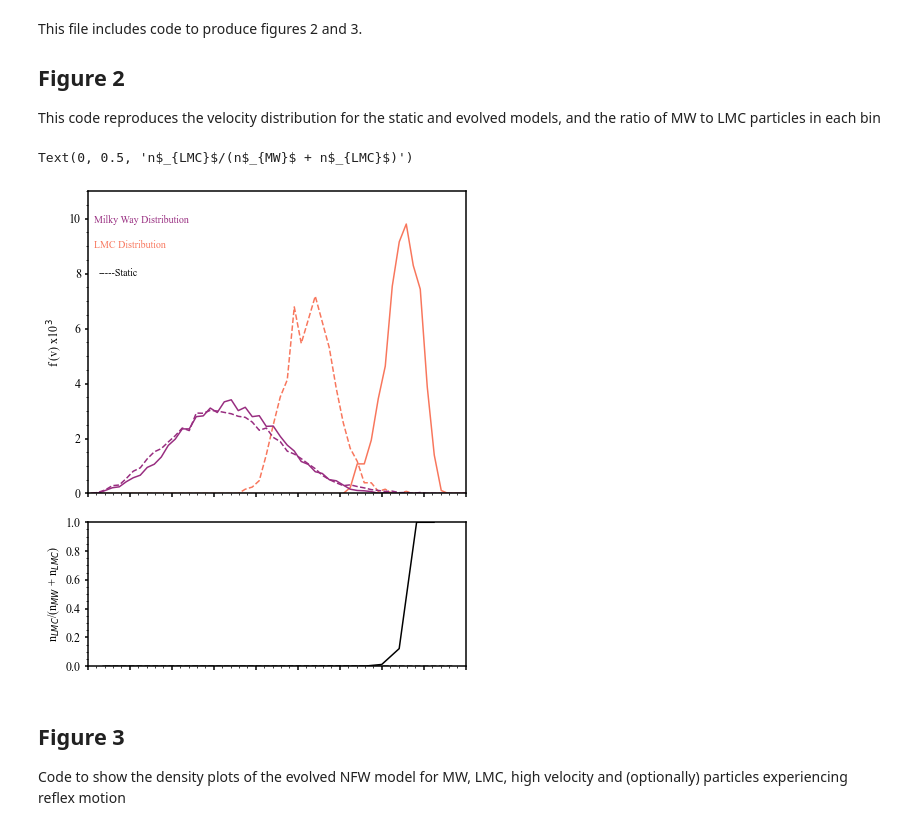
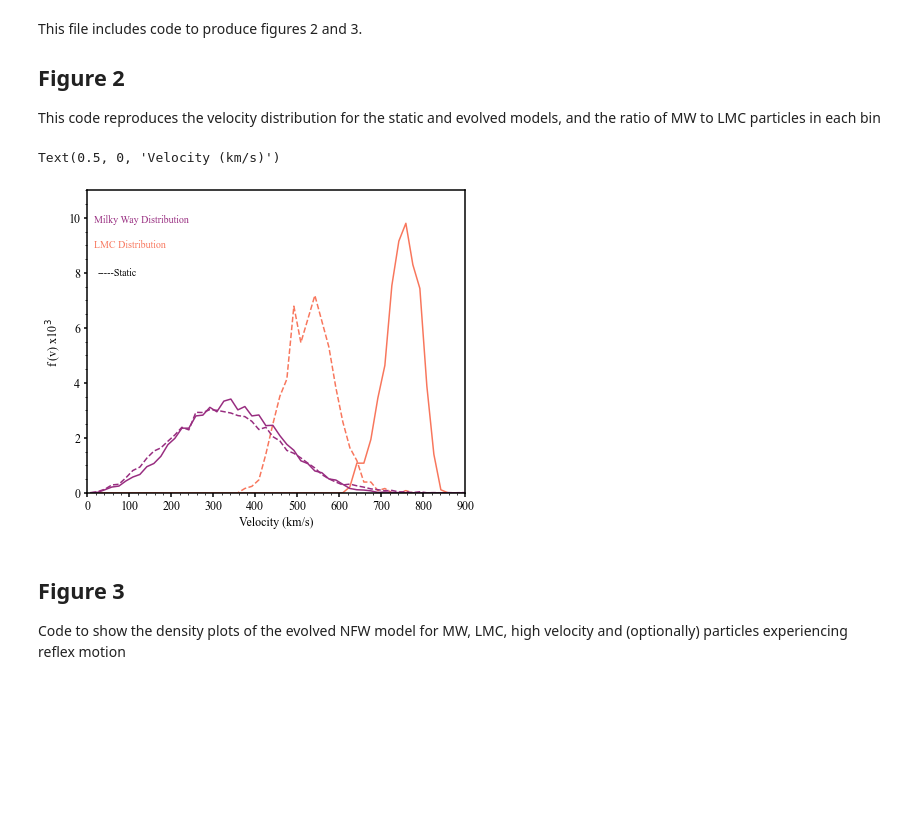
Before and after one commit to katelinbdonaldson/Local-LMC-dark-matter, a Jupyter notebook: Figures 2 and 3.ipynb, the cells around one changed output. Saved outputs shown, nothing was run; the diff lists cells and outputs as text; code cells hidden in the pictures; blank space fills up the shorter version.

```diff
--- a/Figures 2 and 3.ipynb
+++ b/Figures 2 and 3.ipynb
@@ -269,7 +268,6 @@ def get_hist_and_density(model, mass_scale, solar_volume_scaled, particle_veloci
 fig = plt.figure(figsize=(7,10))
 
 ax1 = fig.add_axes([0.2,0.56,0.75,0.42])
-ax2 = fig.add_axes([0.2,0.32,0.75,0.20])
 
 mmax = 7 # how many models, -1, to get the colour range
 
@@ -278,6 +276,7 @@ solar_neighbourhood_density, bins, hist = get_hist_and_density(model_lmc_static,
                                                                  mlmc_scale, \
                                                                  solar_volume_scaled_lmc, \
                                                                  particle_velocities_lmc_static)
+
 ax1.plot(bins, 1000. * hist, color=cm.magma((5)/mmax), linestyle = 'dashed')
 ax1.text(15, 8.92, 'LMC Distribution'.format(solar_neighbourhood_density),color=cm.magma((5)/mmax),**hfont)
 
@@ -291,44 +290,69 @@ ax1.text(15, 9.85, 'Milky Way Distribution'.format(solar_neighbourhood_density),
 
 
 
 #model_lmc_evolved
 solar_neighbourhood_density, bins, hist = get_hist_and_density(model_lmc_evolved, \
                                                                  mlmc_scale, \
                                                                  solar_volume_scaled_lmc, \
                                                                  particle_velocities_lmc_evolved)
 ax1.plot(bins, 1000. * hist, color=cm.magma((5)/mmax))
 ax1.text(25, 7.92,'-----Static'.format(solar_neighbourhood_density),color='Black',**hfont)
 
 #model_mw_evolved
 solar_neighbourhood_density, bins, hist = get_hist_and_density(model_mw_evolved, \
                                                                  mmw_scale, \
                                                                  solar_volume_scaled_mw, \
                                                                  particle_velocities_mw_evolved)
 ax1.plot(bins, 1000. * hist, color=cm.magma((3)/mmax))
 
 #set axis range
 ax1.axis([0.,900.,0.,11])
-ax2.axis([0.,900.,0.,1.])
-
-ax2.plot(bins_mw_evolved, evolved_ratio, color='black')
-ax2.plot(bins_mw_static, static_ratio, color='black', linestyle = 'dashed')
-
-ax1.set_xticklabels(())
-ax2.set_xticklabels(())
 
 ax1.set_ylabel('f (v) x10$^3$',size=12, **hfont)
-ax2.set_ylabel('n$_{LMC}$/(n$_{MW}$ + n$_{LMC}$)',size=12, **hfont)
+ax1.set_xlabel('Velocity (km/s)',size=12, **hfont)
 
 # OPTIONAL
-# add in an extra plot to see the static ratio
+
+##### plot the ratio between the number of MW and number of LMC particles #####
+
+#ax2 = fig.add_axes([0.2,0.32,0.75,0.20])
+#ax2.axis([0.,900.,0.,1.])
+
+#ax2.plot(bins_mw_evolved, evolved_ratio, color='black')
+#ax2.plot(bins_mw_static, static_ratio, color='black', linestyle = 'dashed')
+
+#ax2.set_xticklabels(())
+#ax2.set_ylabel('n$_{LMC}$/(n$_{MW}$ + n$_{LMC}$)',size=12, **hfont)
+
+
 # ax3 = fig.add_axes([0.2,0.07,0.75,0.20])
 # ax3.plot(bins_mw_static, static_ratio, color='black', linestyle = 'dashed')
 # ax3.axis([0.,900.,0.,0.0016])
 # ax3.set_ylabel('n$_{LMC}$/(n$_{MW}$ + n$_{LMC}$)',size=12, **hfont)
 # ax3.set_xlabel('Velocity (km/s)',size=12, **hfont)
+
+
+#### Plot the CDF ####
+
+# ax4 = fig.add_axes([1.1,0.56,0.75,0.42])
+# ax4.axis([0.,900.,0.,1.])
+# ax4.set_ylabel('f (<v)',size=12, **hfont)
+# ax4.set_xlabel('Velocity (km/s)',size=12, **hfont)
+
+# velsortm = particle_velocities_lmc_static[particle_velocities_lmc_static.argsort()]
+# ax4.plot(velsortm,(np.linspace(0.,1.,velsortm.size)),color=cm.magma((5)/mmax), linestyle = 'dashed')
+
+# velsortm = particle_velocities_mw_static[particle_velocities_mw_static.argsort()]
+# ax4.plot(velsortm,(np.linspace(0.,1.,velsortm.size)),color=cm.magma((3)/mmax), linestyle = 'dashed')
+
+# velsortm = particle_velocities_lmc_evolved[particle_velocities_lmc_evolved.argsort()]
+# ax4.plot(velsortm,(np.linspace(0.,1.,velsortm.size)),color=cm.magma((5)/mmax))
+
+# velsortm = particle_velocities_mw_evolved[particle_velocities_mw_evolved.argsort()]
+# ax4.plot(velsortm,(np.linspace(0.,1.,velsortm.size)),color=cm.magma((3)/mmax))
 # %% [output]
-Text(0, 0.5, 'n$_{LMC}$/(n$_{MW}$ + n$_{LMC}$)')
+Text(0.5, 0, 'Velocity (km/s)')
-[figure, old version]
+[figure, new version]
 # %% [markdown]
 ## Figure 3
 Code to show the density plots of the evolved NFW model for MW, LMC, high velocity and (optionally) particles experiencing reflex motion
```
Also changed, not shown: parts of 3 cells of this notebook, 2 other files.
